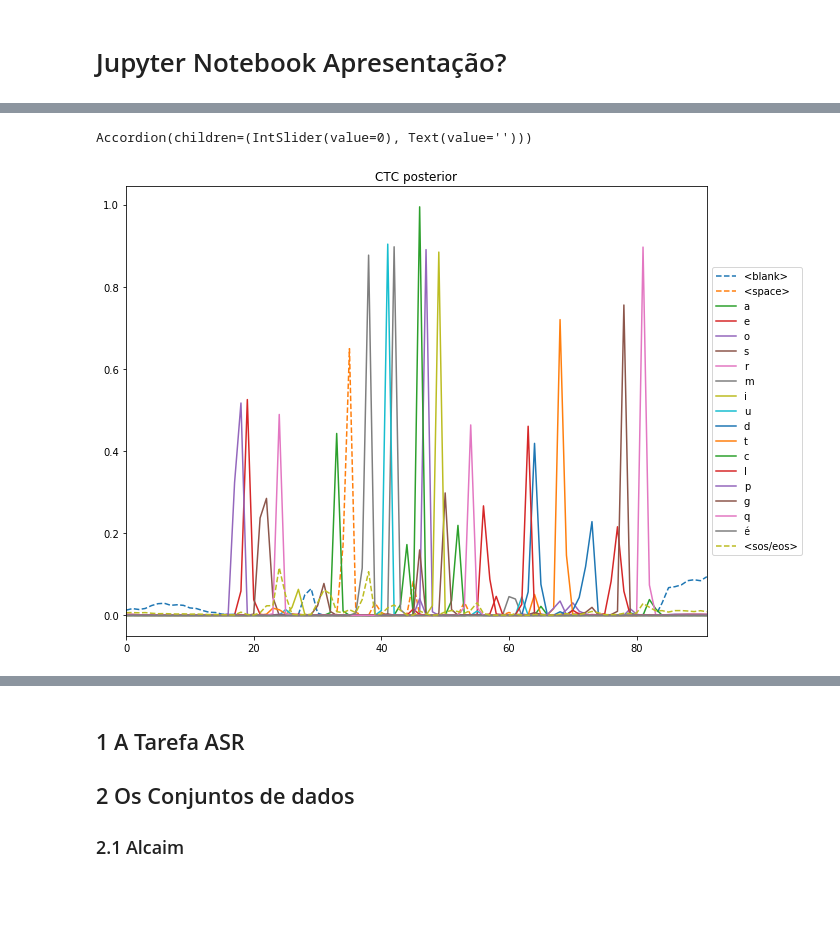
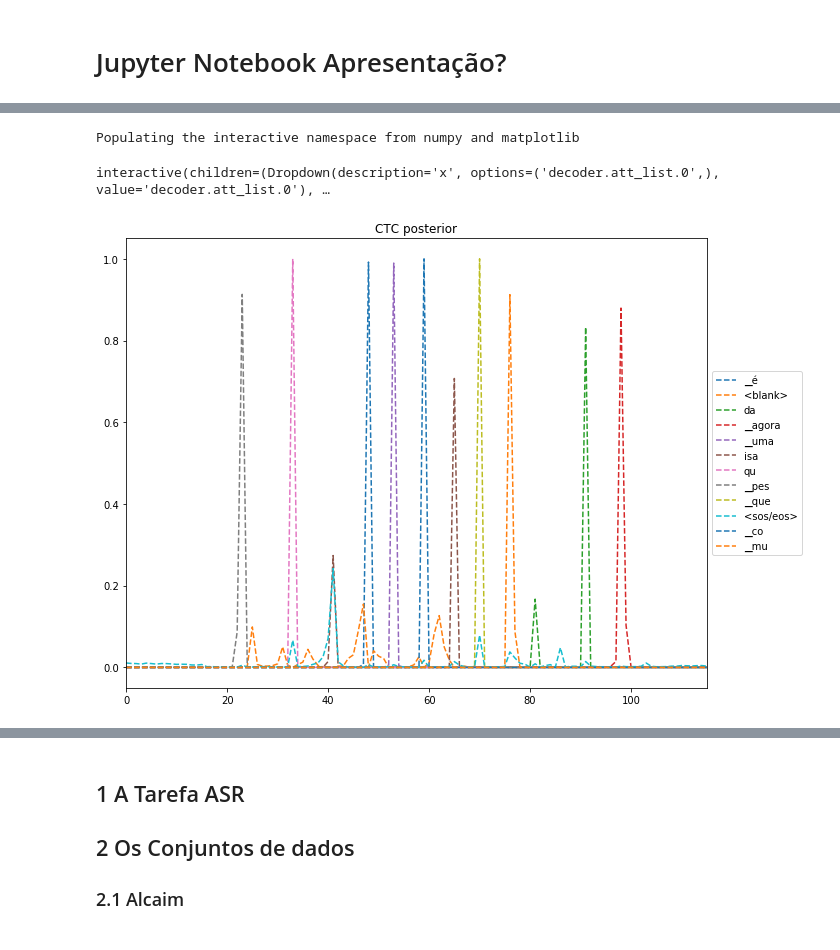
Before and after one commit to alucassch/asr_ptbr_ml_project, a Jupyter notebook: main.ipynb, the cells around one changed output, grey strips where cells are left out. Saved outputs shown, nothing was run; the diff lists cells and outputs as text; code cells hidden in the pictures; blank space fills up the shorter version.

Commit message:
Adiciona suporte a modelos raw audio. Remove dependência do kaldi na parametrização. Melhora o código do notebook

```diff
--- a/main.ipynb
+++ b/main.ipynb
@@ -77,0 +43,36 @@ tensor([[[-1.5311e+00, -1.5575e+00, -1.6229e+00,  ...,  3.2341e+00,
+# %%
+import os
+import zipfile
+from google_drive_downloader import GoogleDriveDownloader as gdd
+from IPython.display import Image
+
+%matplotlib inline
+import matplotlib.pyplot as plt
+
+import librosa.display
+
+def download_model(model_type, token_type):
+    if not model_type in MODEL_TYPES or not token_type in TOKEN_TYPES:
+        raise ValueError(f"model_type '{model_type}' deve ser: {MODEL_TYPES} e token_type '{token_type}' deve ser: {TOKEN_TYPES}")
+    else:
+        fname = f"asr_train_commonvoice_{model_type}_raw_{token_type}_valid.acc.ave.zip"
+        if not os.path.exists(fname):
+            print(f"Downloading {fname}")
+            gdd.download_file_from_google_drive(
+                file_id=MODELS_URLS[f"{model_type}_{token_type}"],
+                dest_path=f"./{fname}"
+            )
+        else:
+            print(f"Model file {fname} already exists")
+    return fname
+# %%
+from ASRDecoder.asr import ASR
+
+model_file = download_model('rnn', 'char')
+audio_file = 'teste_pesquisa.wav'
+
+asr = ASR(model_file)
+results = asr.recognize(audio_file)
+
+print("Ref: pesquisa é uma coisa que muda toda hora")
+print(f"Hyp: {results.text}")
@@ -111,22 +121,35 @@ fig.tight_layout()
-# %%
-import ipywidgets as widgets
-from IPython.display import display
-
-accordion = widgets.Accordion(children=[widgets.IntSlider(), widgets.Text()], titles=('Slider', 'Text'))
-# %% [output]
-Accordion(children=(IntSlider(value=0), Text(value='')))
+# %%
+%pylab inline
+from ipywidgets import interact, interactive, Layout
+def f(x):
+    attn = results.attention_weights[x][0]
+    if len(attn.shape) == 3:
+        attn = attn[0]
+    fig, ax = plt.subplots(1, figsize=(10, 5))
+    ax.set_title(f"Attention {x}")
+    ax.matshow(attn, aspect="auto")
+    if not 'self_attn' in x or not 'encoder.encoders' in x:
+        ax.set_yticks(range(len(results.tokens_txt)))
+        ax.set_yticklabels(results.tokens_txt)
+    fig.tight_layout()
+
+int_widget = interactive(f, x=list(results.attention_weights.keys()))
+#int_widget.children[0].layout = Layout(width='100px')
+display(int_widget)
+# %% [output]
+Populating the interactive namespace from numpy and matplotlib
+interactive(children=(Dropdown(description='x', options=('decoder.att_list.0',), value='decoder.att_list.0'), …
 # %%
 prob = results.ctc_posteriors[0]
-
 fig, ax = plt.subplots(1, figsize=(10, 7))
 ax.set_title("CTC posterior")
 vs = set(results.tokens_int.tolist())
 vs.add(0)
 for n, i in enumerate(vs):
-    v = model.converter.ids2tokens([i])[0]
+    v = asr.converter.ids2tokens([i])[0]
     ax.plot(prob[:, i], label=v, linestyle="-" if len(v) == 1 else "--")
 ax.legend(loc='center left', bbox_to_anchor=(1, 0.5))
 ax.set_xlim(0, len(enc)-1)
 fig.tight_layout()
 # %% [output]
-[figure, old version]
+[figure, new version]
```
Also changed, not shown: parts of 18 cells of this notebook, 3 other files.
